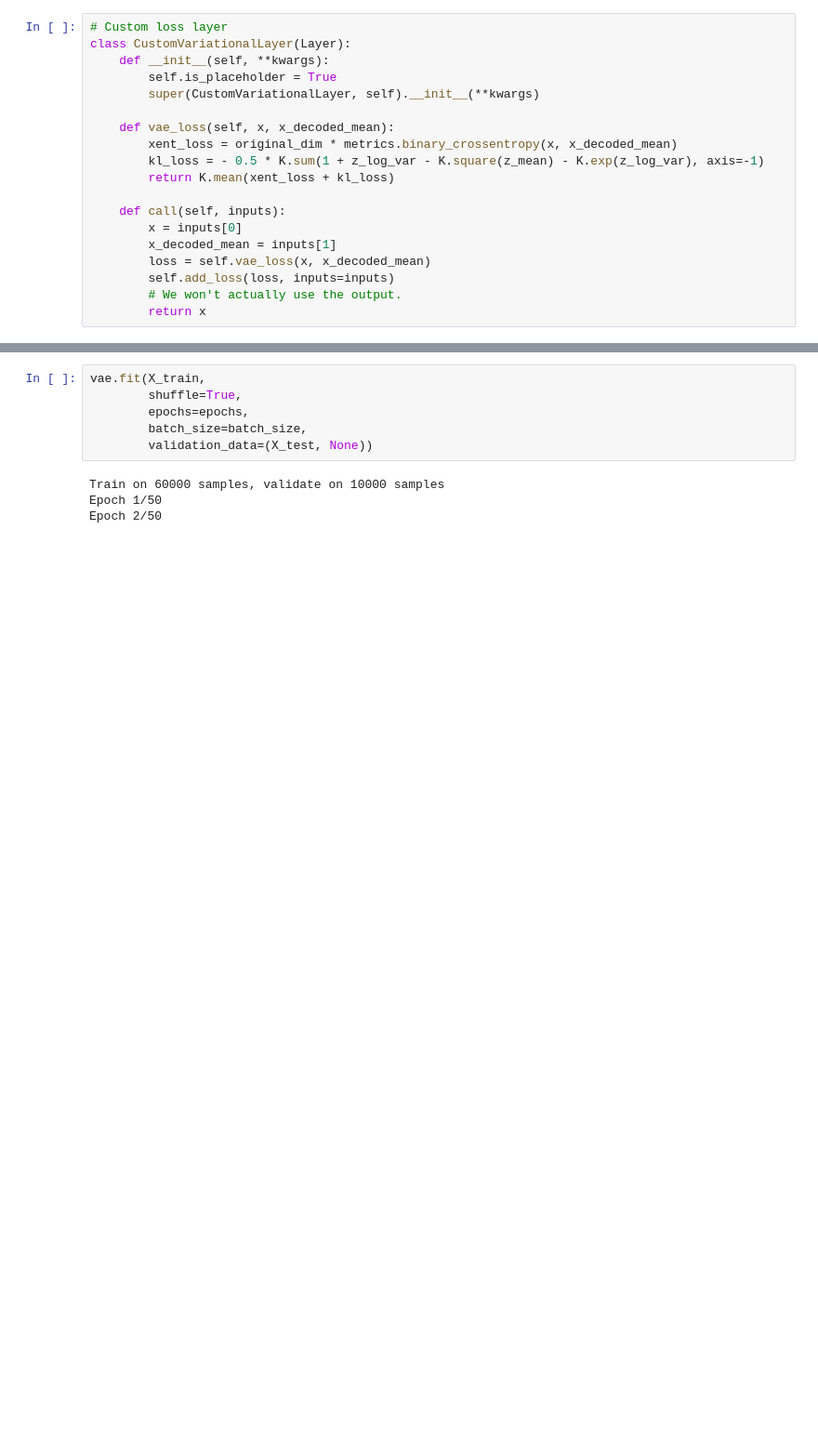
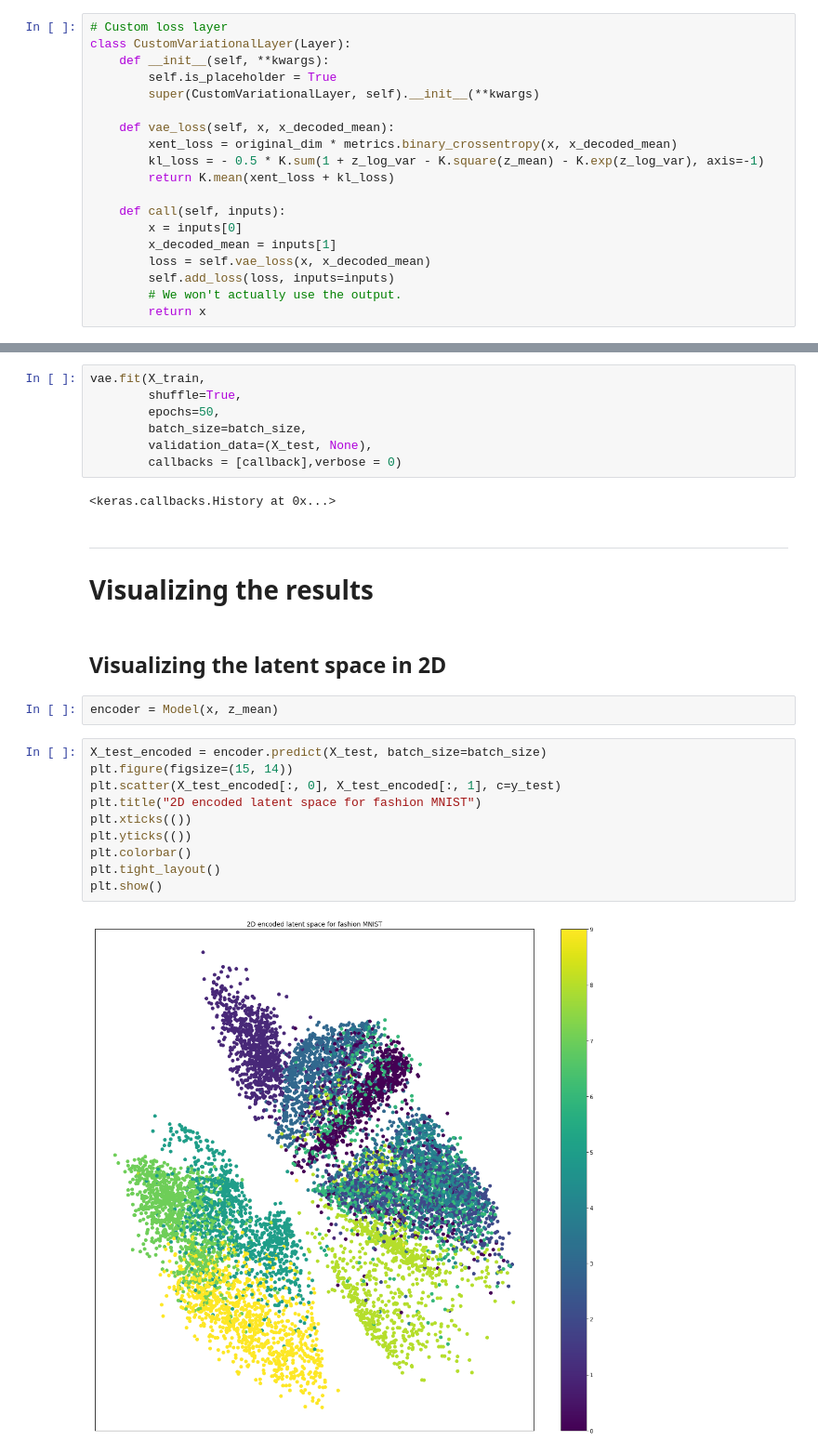
Before and after one commit to TheoLvs/machine-learning, a Jupyter notebook: 3. Generative Models/2. Generating clothes with VAE and fashion MNIST.ipynb, the cells around one changed output, grey strips where cells are left out. Shown at 93% size. Drawn from its saved outputs; the diff is of its cells as text; blank space fills up the shorter version.

Commit message:
vae notebook with fashion mnist final version

```diff
--- a/3. Generative Models/2. Generating clothes with VAE and fashion MNIST.ipynb
+++ b/3. Generative Models/2. Generating clothes with VAE and fashion MNIST.ipynb
@@ -126,10 +161,28 @@ X_train.shape
 # %%
 vae.fit(X_train,
         shuffle=True,
-        epochs=epochs,
+        epochs=50,
         batch_size=batch_size,
-        validation_data=(X_test, None))
+        validation_data=(X_test, None),
+        callbacks = [callback],verbose = 0)
 # %% [output]
-Train on 60000 samples, validate on 10000 samples
-Epoch 1/50
-Epoch 2/50
+<keras.callbacks.History at 0x...>
+# %% [markdown]
+***
+# Visualizing the results
+# %% [markdown]
+## Visualizing the latent space in 2D
+# %%
+encoder = Model(x, z_mean)
+# %%
+X_test_encoded = encoder.predict(X_test, batch_size=batch_size)
+plt.figure(figsize=(15, 14))
+plt.scatter(X_test_encoded[:, 0], X_test_encoded[:, 1], c=y_test)
+plt.title("2D encoded latent space for fashion MNIST")
+plt.xticks(())
+plt.yticks(())
+plt.colorbar()
+plt.tight_layout()
+plt.show()
+# %% [output]
+[figure, added]
```
Also changed, not shown: parts of 38 cells of this notebook.
